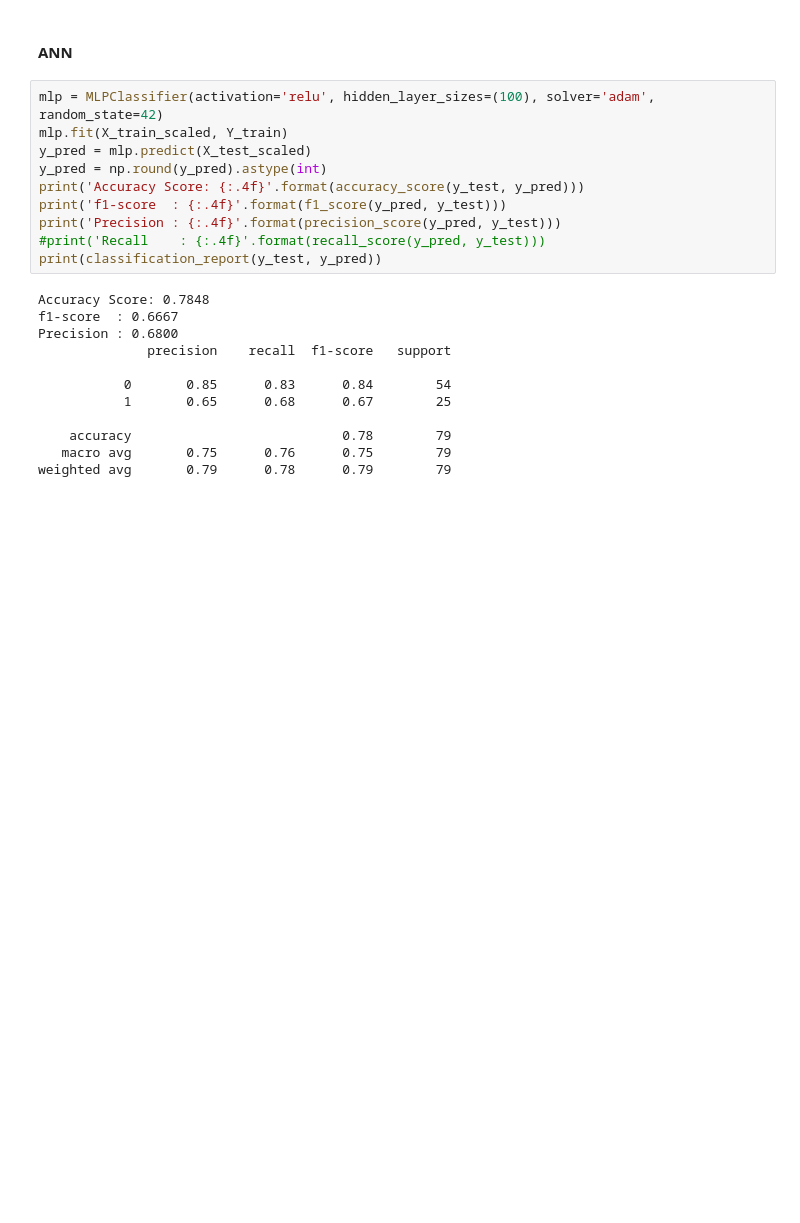
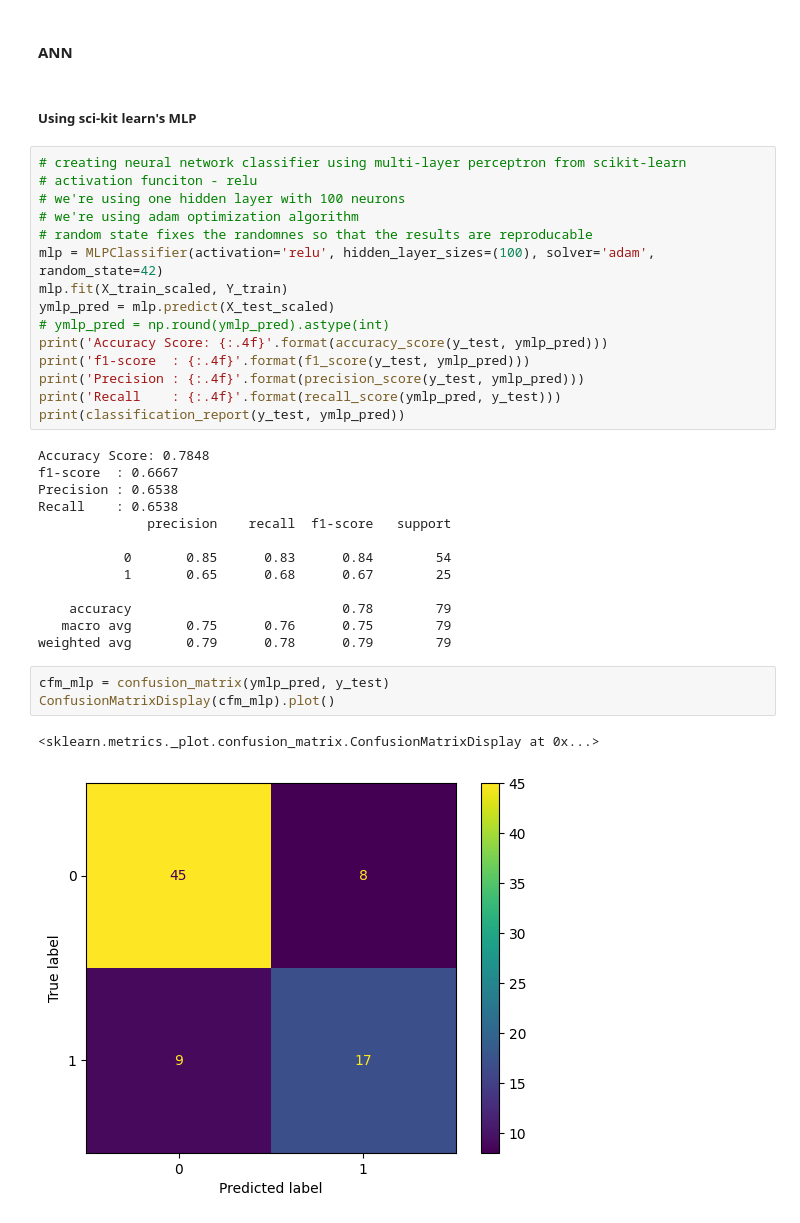
Before and after one commit to leonardsangoroh/AIFoundations, a Jupyter notebook: DiabetesClassificationExercise/diabetic-or-not.ipynb, the cells around one changed output. Drawn from its saved outputs; the diff is of its cells as text; blank space fills up the shorter version.

Commit message:
feat: add feed-forward neural network

```diff
--- a/DiabetesClassificationExercise/diabetic-or-not.ipynb
+++ b/DiabetesClassificationExercise/diabetic-or-not.ipynb
@@ -676,20 +679,28 @@ metrics_comparison.sort_values(by='AUC', ascending=False)
 | 5 | Gradient Boosting | 0.679630 | 0.535714 | 0.759259 |
 # %% [markdown]
 #### ANN
+# %% [markdown]
+##### Using sci-kit learn's MLP
 # %%
+# creating neural network classifier using multi-layer perceptron from scikit-learn
+# activation funciton - relu
+# we're using one hidden layer with 100 neurons
+# we're using adam optimization algorithm
+# random state fixes the randomnes so that the results are reproducable
 mlp = MLPClassifier(activation='relu', hidden_layer_sizes=(100), solver='adam', random_state=42)
 mlp.fit(X_train_scaled, Y_train)
-y_pred = mlp.predict(X_test_scaled)
-y_pred = np.round(y_pred).astype(int)
-print('Accuracy Score: {:.4f}'.format(accuracy_score(y_test, y_pred)))
-print('f1-score  : {:.4f}'.format(f1_score(y_pred, y_test)))
-print('Precision : {:.4f}'.format(precision_score(y_pred, y_test)))
-#print('Recall    : {:.4f}'.format(recall_score(y_pred, y_test)))
-print(classification_report(y_test, y_pred))
+ymlp_pred = mlp.predict(X_test_scaled)
+# ymlp_pred = np.round(ymlp_pred).astype(int)
+print('Accuracy Score: {:.4f}'.format(accuracy_score(y_test, ymlp_pred)))
+print('f1-score  : {:.4f}'.format(f1_score(y_test, ymlp_pred)))
+print('Precision : {:.4f}'.format(precision_score(y_test, ymlp_pred)))
+print('Recall    : {:.4f}'.format(recall_score(ymlp_pred, y_test)))
+print(classification_report(y_test, ymlp_pred))
 # %% [output]
 Accuracy Score: 0.7848
 f1-score  : 0.6667
-Precision : 0.6800
+Precision : 0.6538
+Recall    : 0.6538
               precision    recall  f1-score   support
 
            0       0.85      0.83      0.84        54
@@ -698,3 +709,9 @@ Precision : 0.6800
     accuracy                           0.78        79
    macro avg       0.75      0.76      0.75        79
 weighted avg       0.79      0.78      0.79        79
+# %%
+cfm_mlp = confusion_matrix(ymlp_pred, y_test)
+ConfusionMatrixDisplay(cfm_mlp).plot()
+# %% [output]
+<sklearn.metrics._plot.confusion_matrix.ConfusionMatrixDisplay at 0x...>
+[figure, added]
```
Also changed, not shown: parts of 21 cells of this notebook.
